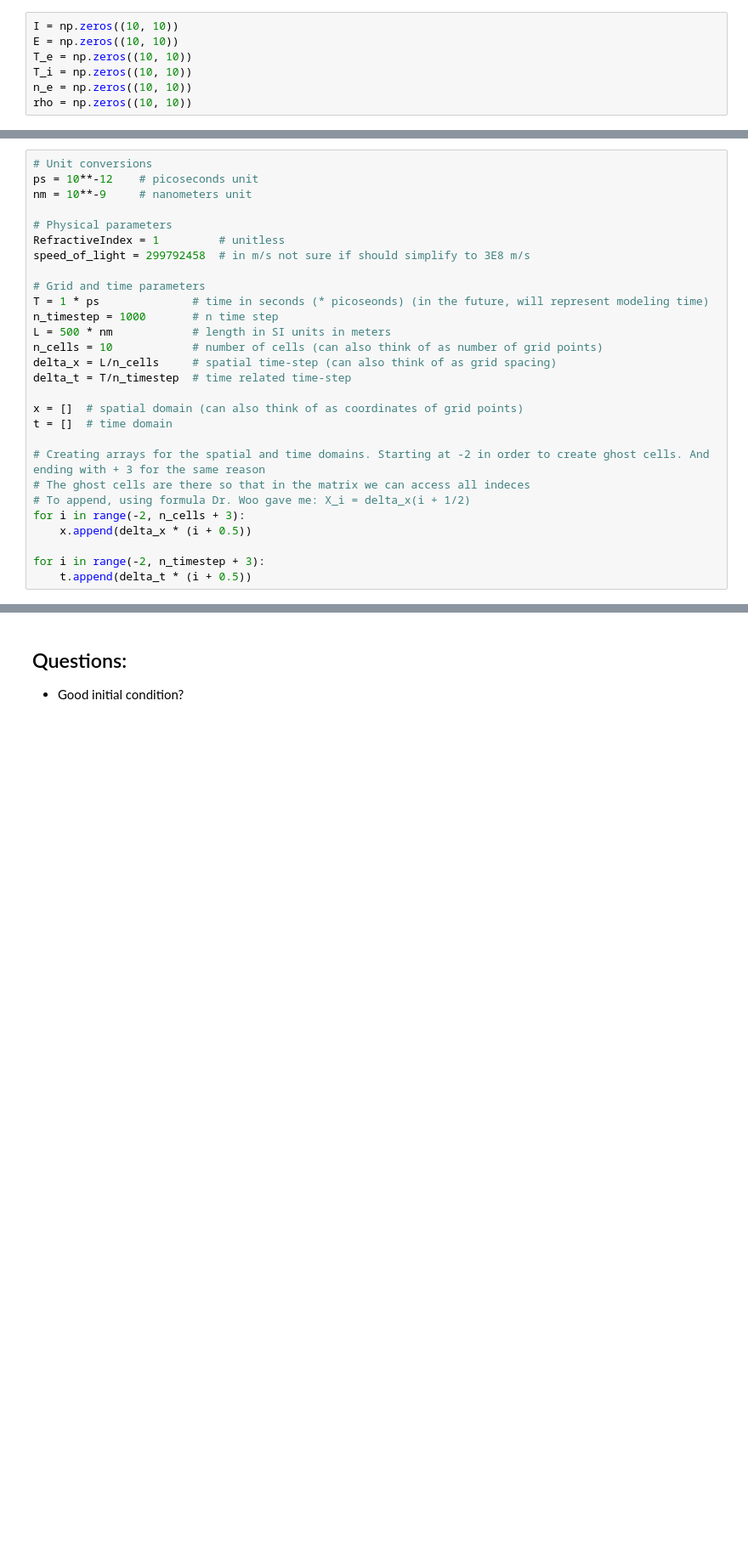
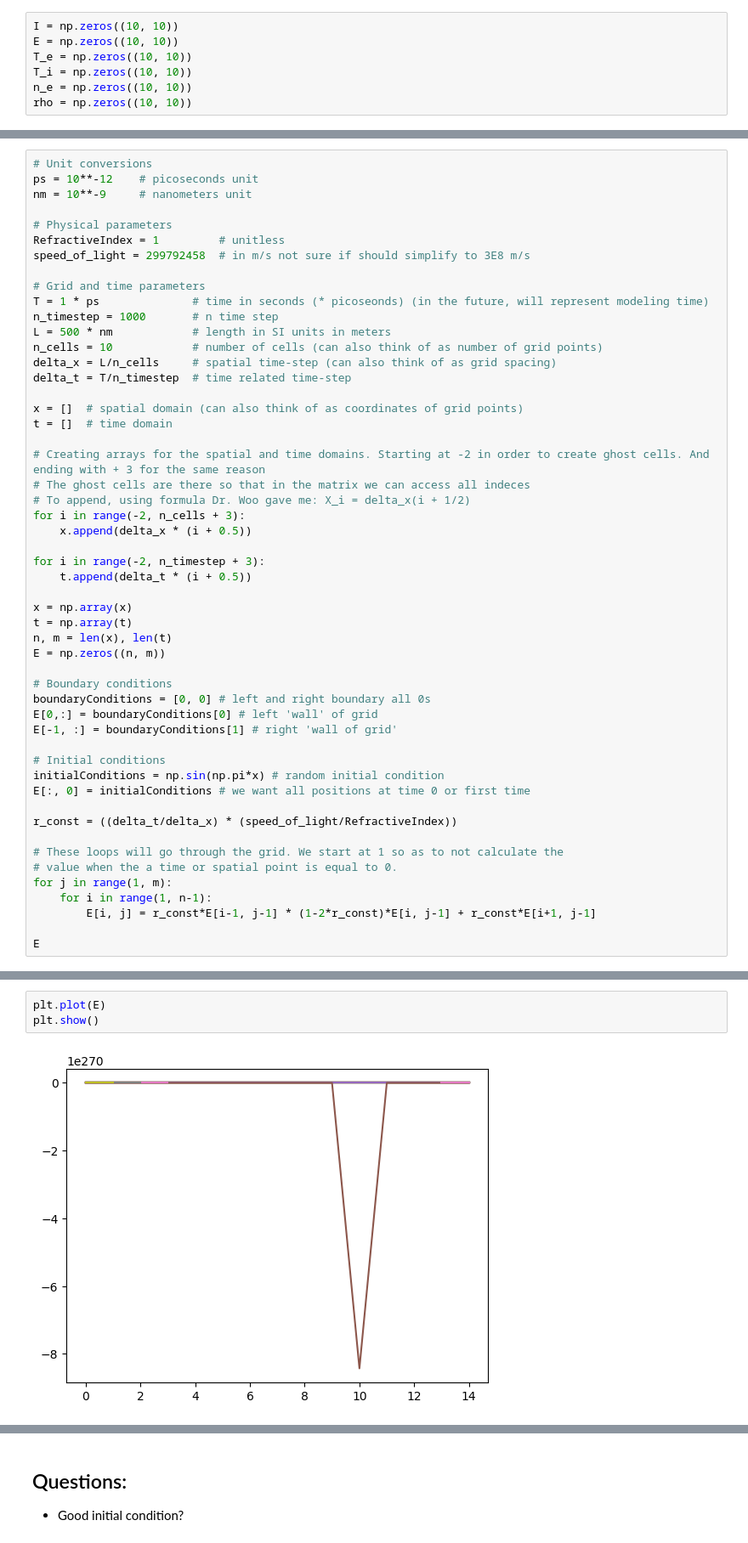
Before and after one commit to nickdavila/1D-Electromagnetic-Wave-Solver, a Jupyter notebook: Code/finite_difference_schemes.ipynb, the cells around one changed output, grey strips where cells are left out. Shown at 85% size. Cells and saved outputs as stored; diff of their text form; blank space fills up the shorter version.

```diff
--- a/Code/finite_difference_schemes.ipynb
+++ b/Code/finite_difference_schemes.ipynb
@@ -79,3 +79,27 @@ for i in range(-2, n_cells + 3):
 
 for i in range(-2, n_timestep + 3):
     t.append(delta_t * (i + 0.5))
+
+x = np.array(x)
+t = np.array(t)
+n, m = len(x), len(t)
+E = np.zeros((n, m))
+
+# Boundary conditions
+boundaryConditions = [0, 0] # left and right boundary all 0s
+E[0,:] = boundaryConditions[0] # left 'wall' of grid
+E[-1, :] = boundaryConditions[1] # right 'wall of grid'
+
+# Initial conditions
+initialConditions = np.sin(np.pi*x) # random initial condition
+E[:, 0] = initialConditions # we want all positions at time 0 or first time
+
+r_const = ((delta_t/delta_x) * (speed_of_light/RefractiveIndex))
+
+# These loops will go through the grid. We start at 1 so as to not calculate the
+# value when the a time or spatial point is equal to 0.
+for j in range(1, m):
+    for i in range(1, n-1):
+        E[i, j] = r_const*E[i-1, j-1] * (1-2*r_const)*E[i, j-1] + r_const*E[i+1, j-1]
+
+E
@@ -119,0 +120,5 @@ t
+# %%
+plt.plot(E)
+plt.show()
+# %% [output]
+[figure, added]
```
Also changed, not shown: parts of 10 cells of this notebook.
